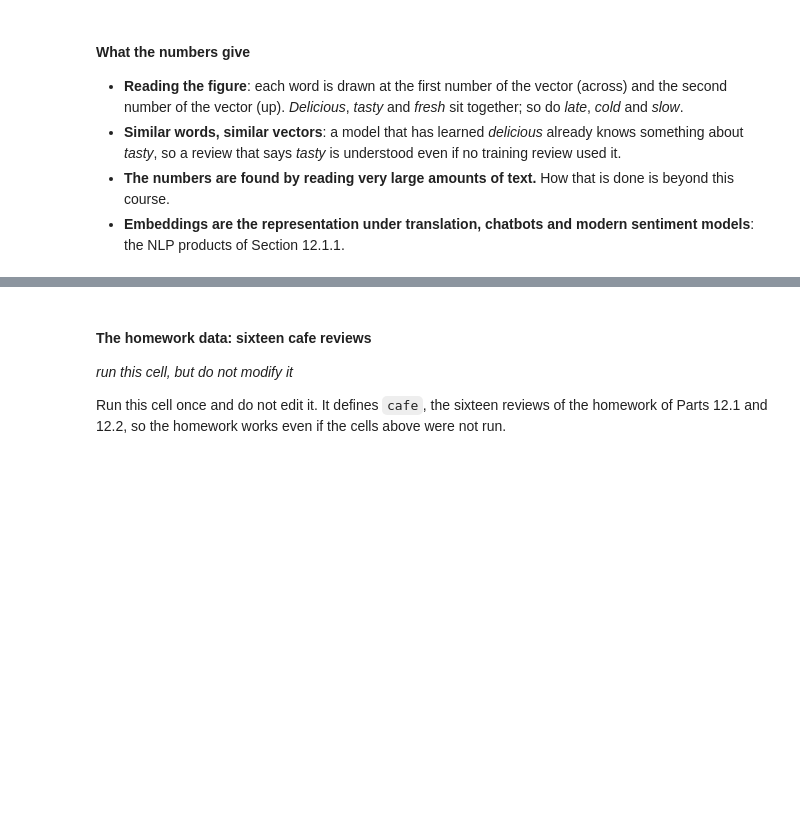
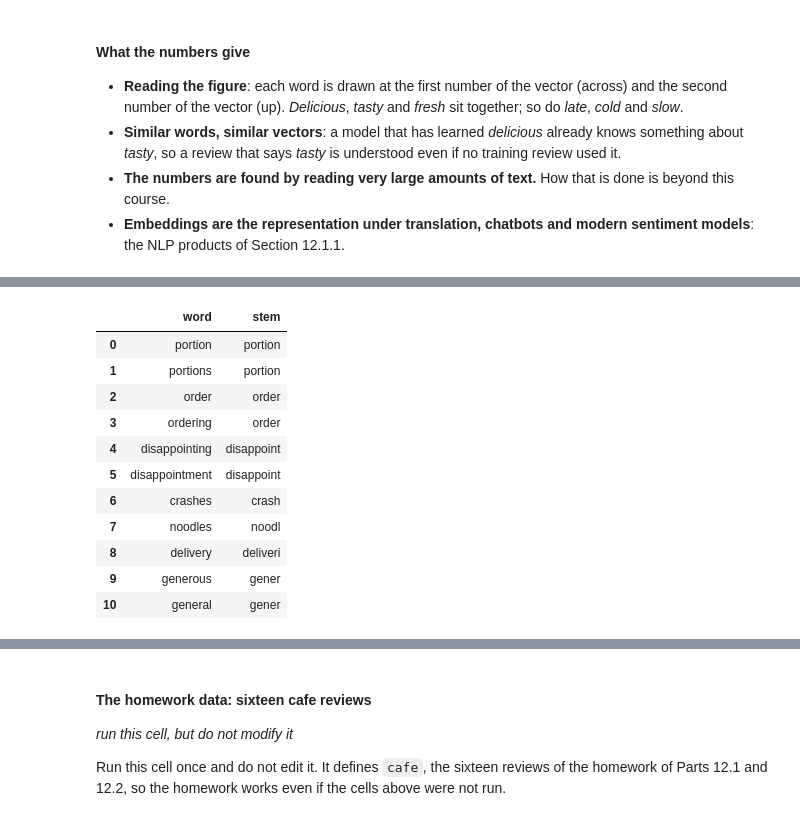
Before and after one commit to payakorn/888102-student, a Jupyter notebook: ch12_3_Types_of_Sentiment_Analysis.ipynb, the cells around one changed output, grey strips where cells are left out. Drawn from its saved outputs; the diff is of its cells as text; code cells hidden in the pictures; blank space fills up the shorter version.

```diff
--- a/ch12_3_Types_of_Sentiment_Analysis.ipynb
+++ b/ch12_3_Types_of_Sentiment_Analysis.ipynb
@@ -543,0 +625,20 @@ In the bag of words every word is a column of its own, so *delicious* and *tasty
+# %%
+from nltk.stem import PorterStemmer
+
+stemmer = PorterStemmer()
+words = ["portion", "portions", "order", "ordering", "disappointing", "disappointment",
+         "crashes", "noodles", "delivery", "generous", "general"]
+pd.DataFrame({"word": words, "stem": [stemmer.stem(w) for w in words]})
+# %% [output]
+|  | word | stem |
+| 0 | portion | portion |
+| 1 | portions | portion |
+| 2 | order | order |
+| 3 | ordering | order |
+| 4 | disappointing | disappoint |
+| 5 | disappointment | disappoint |
+| 6 | crashes | crash |
+| 7 | noodles | noodl |
+| 8 | delivery | deliveri |
+| 9 | generous | gener |
+| 10 | general | gener |
```
Also changed, not shown: parts of 18 cells of this notebook.
